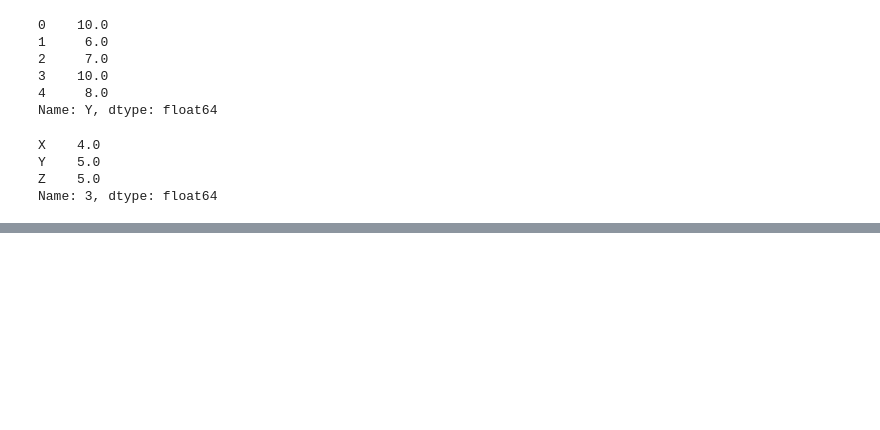
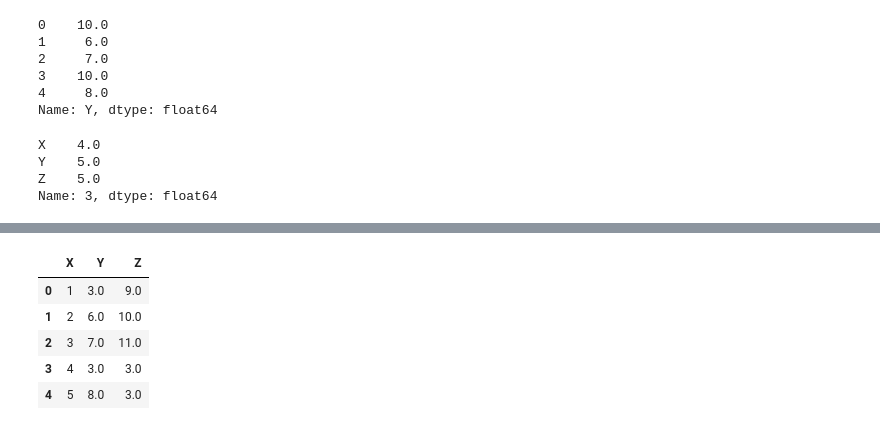
Before and after one commit to Nehankur1/PythonPandas, a Jupyter notebook: DataFrame.ipynb, the cells around one changed output, grey strips where cells are left out. Saved outputs shown, nothing was run; the diff lists cells and outputs as text; code cells hidden in the pictures; blank space fills up the shorter version.

```diff
--- a/DataFrame.ipynb
+++ b/DataFrame.ipynb
@@ -315,0 +343,9 @@ Name: 3, dtype: float64
+# %%
+df1.fillna(df1['X'].mean())
+# %% [output]
+|  | X | Y | Z |
+| 0 | 1 | 3.0 | 9.0 |
+| 1 | 2 | 6.0 | 10.0 |
+| 2 | 3 | 7.0 | 11.0 |
+| 3 | 4 | 3.0 | 3.0 |
+| 4 | 5 | 8.0 | 3.0 |
```
Also changed, not shown: parts of 12 cells of this notebook.
